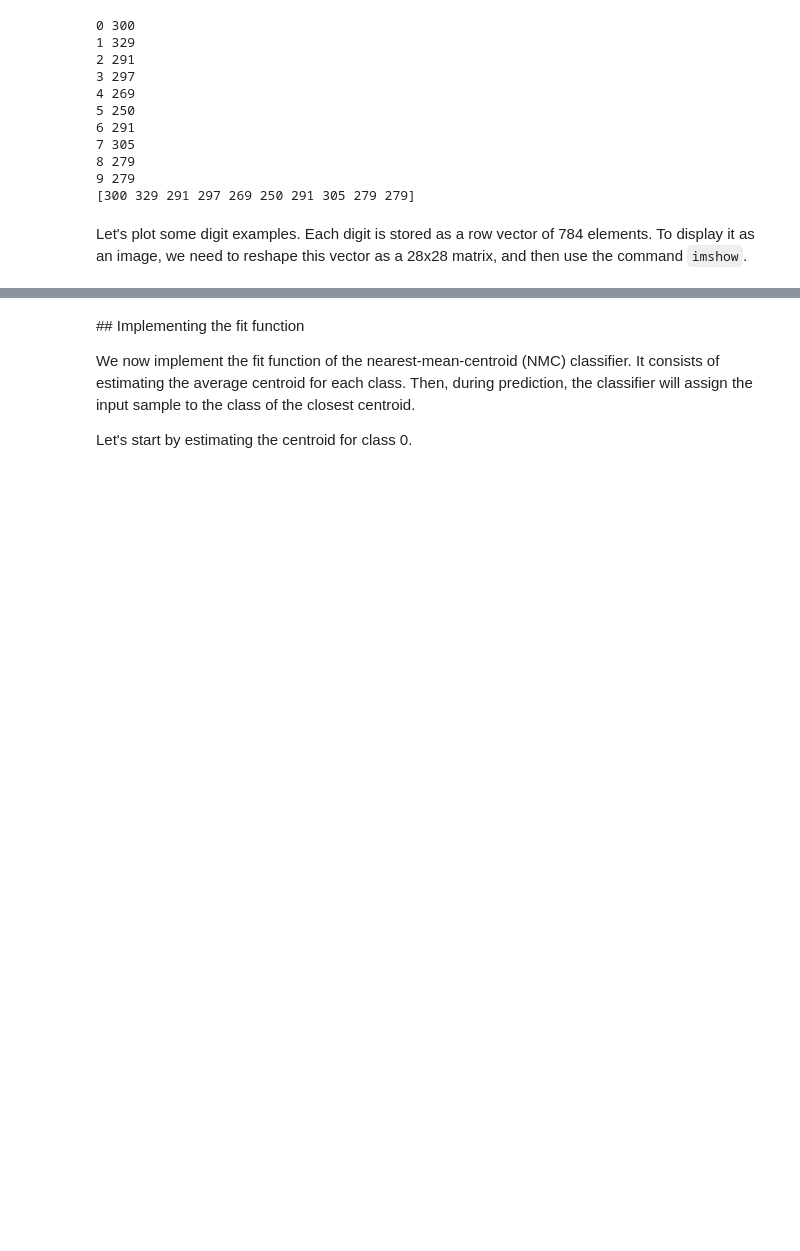
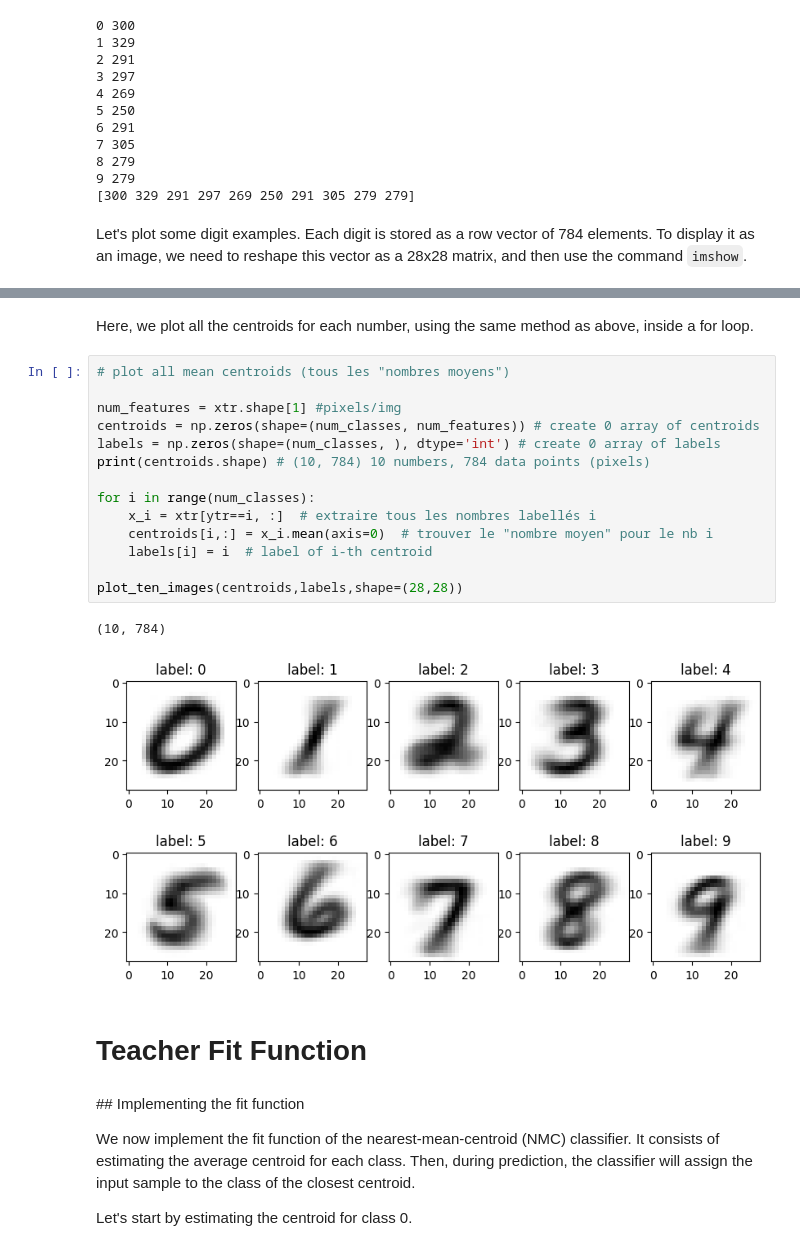
Before and after one commit to blepdoge/isde-unica, a Jupyter notebook: notebooks/lab02.ipynb, the cells around one changed output, grey strips where cells are left out. Cells and saved outputs as stored; diff of their text form; blank space fills up the shorter version.

```diff
--- a/notebooks/lab02.ipynb
+++ b/notebooks/lab02.ipynb
@@ -157,3 +180,24 @@ xtr, ytr, xts, yts = data_split(x, y, tr_frac=tr_frac)
+# %% [markdown]
+Here, we plot all the centroids for each number, using the same method as above, inside a for loop.
+# %%
+# plot all mean centroids (tous les "nombres moyens")
+
+num_features = xtr.shape[1] #pixels/img
+centroids = np.zeros(shape=(num_classes, num_features)) # create 0 array of centroids
+labels = np.zeros(shape=(num_classes, ), dtype='int') # create 0 array of labels
+print(centroids.shape) # (10, 784) 10 numbers, 784 data points (pixels)
+
+for i in range(num_classes):
+    x_i = xtr[ytr==i, :]  # extraire tous les nombres labellés i
+    centroids[i,:] = x_i.mean(axis=0)  # trouver le "nombre moyen" pour le nb i
+    labels[i] = i  # label of i-th centroid
+
+plot_ten_images(centroids,labels,shape=(28,28))
+# %% [output]
+(10, 784)
+[figure, added]
+# %% [markdown]
+# Teacher Fit Function
 # %% [markdown]
 ## Implementing the fit function
 
```
Also changed, not shown: parts of 7 cells of this notebook.
